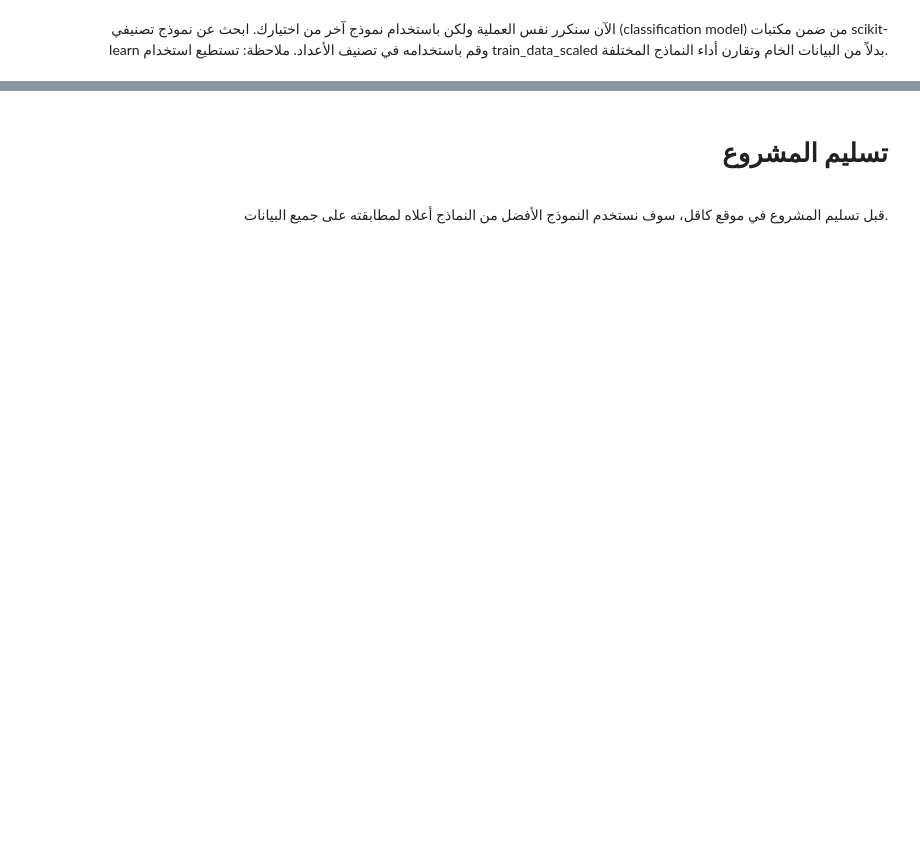
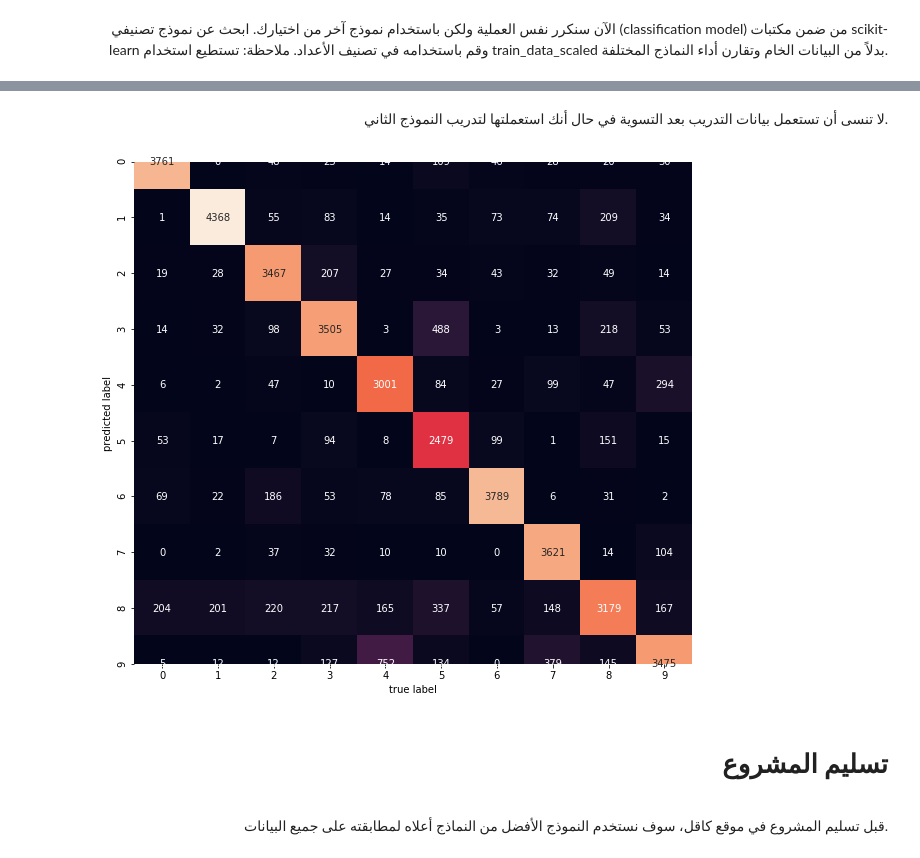
Before and after one commit to miaa7/data-science-project-4, a Jupyter notebook: Project 4.ipynb, the cells around one changed output, grey strips where cells are left out. Saved outputs shown, nothing was run; the diff lists cells and outputs as text; code cells hidden in the pictures; blank space fills up the shorter version.

```diff
--- a/Project 4.ipynb
+++ b/Project 4.ipynb
@@ -192,16 +229,21 @@ plt.ylabel('predicted label');
+# %% [markdown]
+<div style="direction:rtl; text-align:right">
+لا تنسى أن تستعمل بيانات التدريب بعد التسوية في حال أنك استعملتها لتدريب النموذج الثاني.
 # %%
 
 # confusion matrix 2
 
 model2.fit(train_data, y)
 
 from sklearn.metrics import confusion_matrix
-mat = confusion_matrix(y, model1.predict(train_data))
+mat = confusion_matrix(y, model2.predict(train_data))
 
 plt.figure(figsize=(10,10))
 sns.heatmap(mat.T, square=True, annot=True, fmt='d', cbar=False)
 plt.xlabel('true label')
 plt.ylabel('predicted label');
+# %% [output]
+[figure, added]
 # %% [markdown]
 <div style="direction:rtl; text-align:right">
 
```
Also changed, not shown: parts of 21 cells of this notebook.
